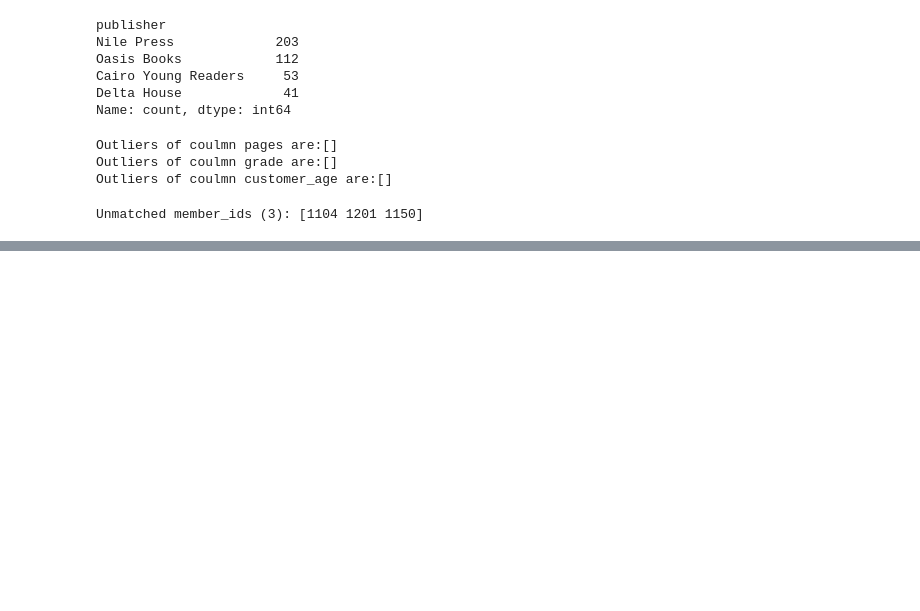
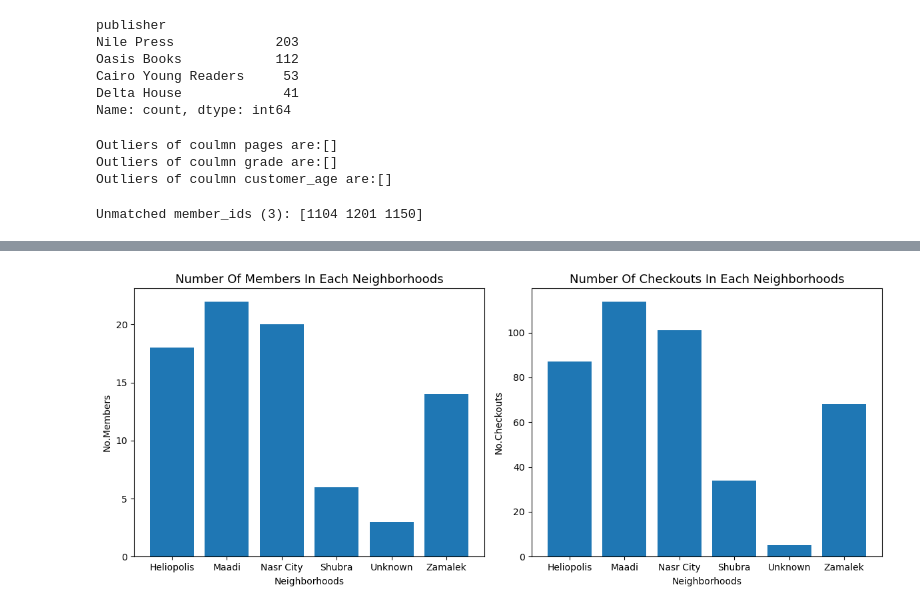
Before and after one commit to MustafaSameh/SecondP, a Jupyter notebook: 30801151901074-library.ipynb, the cells around one changed output, grey strips where cells are left out. Saved outputs shown, nothing was run; the diff lists cells and outputs as text; code cells hidden in the pictures; blank space fills up the shorter version.

```diff
--- a/30801151901074-library.ipynb
+++ b/30801151901074-library.ipynb
@@ -721,3 +722,6 @@ publisher            18
 dtype: int64
 # %%
 data_cleaned.to_csv("30801151901074-library-task2_cleaned_data.csv" , index = False)
+# %%
+members_of_neighborhood = data_cleaned.groupby("neighborhood")["member_id"].nunique()
+members_of_neighborhood
@@ -723,0 +737,3 @@ data_cleaned.to_csv("30801151901074-library-task2_cleaned_data.csv" , index = Fa
+# %%
+checkouts_of_neighborhood = data_cleaned.groupby("neighborhood")["checkout_date"].count()
+checkouts_of_neighborhood
@@ -723,0 +749,17 @@ data_cleaned.to_csv("30801151901074-library-task2_cleaned_data.csv" , index = Fa
+# %%
+fig , (ax1,ax2) = plt.subplots(1,2, figsize = (12,5))
+
+ax1.bar(members_of_neighborhood.index , members_of_neighborhood .values)
+ax1.set_title("Number Of Members In Each Neighborhoods" , fontsize = 13 )
+ax1.set_xlabel("Neighborhoods", labelpad = 5)
+ax1.set_ylabel("No.Members")
+
+ax2.bar(checkouts_of_neighborhood.index , checkouts_of_neighborhood .values)
+ax2.set_title("Number Of Checkouts In Each Neighborhoods", fontsize = 13)
+ax2.set_xlabel("Neighborhoods", labelpad = 5 )
+ax2.set_ylabel("No.Checkouts")
+
+fig.tight_layout()
+fig.show()
+# %% [output]
+[figure, added]
```
Also changed, not shown: parts of 18 cells of this notebook, 4 other files.
